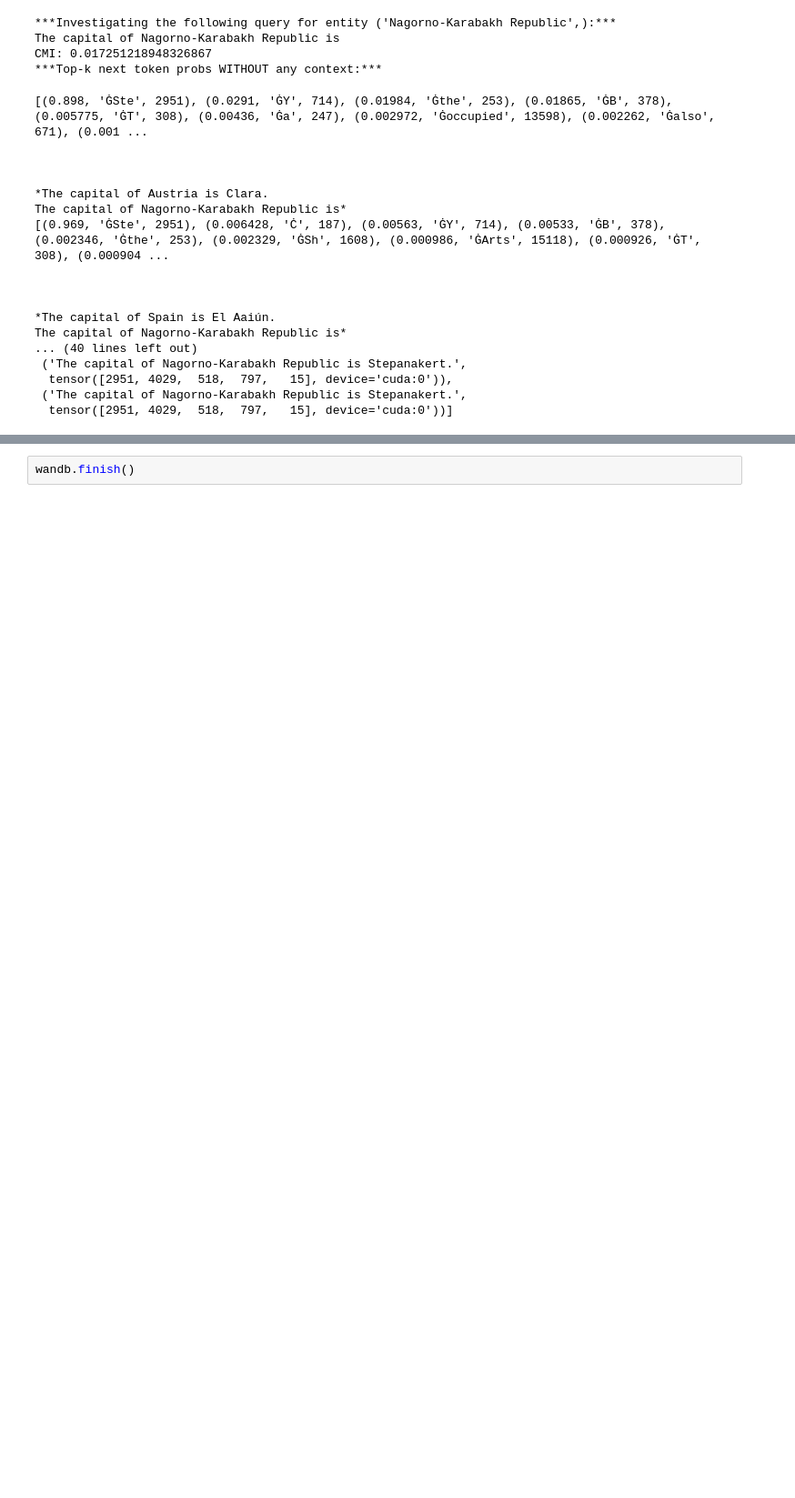
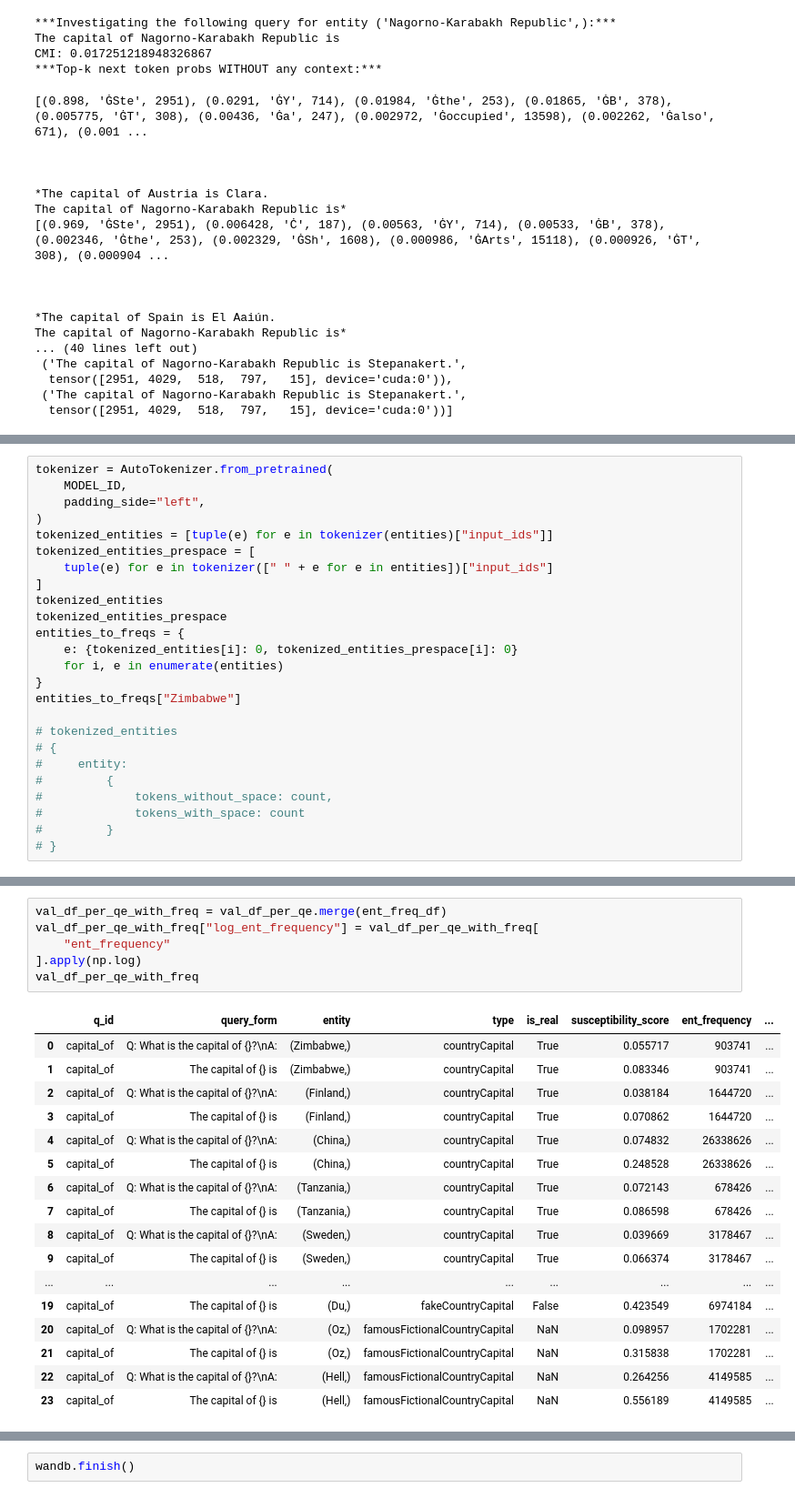
Before and after one commit to kdu4108/measureLM, a Jupyter notebook: analysis.ipynb, the cells around one changed output, grey strips where cells are left out. Shown: that part at 91% size. Saved outputs shown, nothing was run; the diff lists cells and outputs as text; blank space fills up the shorter version.

```diff
--- a/analysis.ipynb
+++ b/analysis.ipynb
@@ -519,0 +559,25 @@ The capital of Nagorno-Karabakh Republic is*
+# %%
+tokenizer = AutoTokenizer.from_pretrained(
+    MODEL_ID,
+    padding_side="left",
+)
+tokenized_entities = [tuple(e) for e in tokenizer(entities)["input_ids"]]
+tokenized_entities_prespace = [
+    tuple(e) for e in tokenizer([" " + e for e in entities])["input_ids"]
+]
+tokenized_entities
+tokenized_entities_prespace
+entities_to_freqs = {
+    e: {tokenized_entities[i]: 0, tokenized_entities_prespace[i]: 0}
+    for i, e in enumerate(entities)
+}
+entities_to_freqs["Zimbabwe"]
+
+# tokenized_entities
+# {
+#     entity:
+#         {
+#             tokens_without_space: count,
+#             tokens_with_space: count
+#         }
+# }
@@ -519,0 +693,24 @@ The capital of Nagorno-Karabakh Republic is*
+# %%
+val_df_per_qe_with_freq = val_df_per_qe.merge(ent_freq_df)
+val_df_per_qe_with_freq["log_ent_frequency"] = val_df_per_qe_with_freq[
+    "ent_frequency"
+].apply(np.log)
+val_df_per_qe_with_freq
+# %% [output]
+|  | q_id | query_form | entity | type | is_real | susceptibility_score | ent_frequency | ... |
+| 0 | capital_of | Q: What is the capital of {}?\nA: | (Zimbabwe,) | countryCapital | True | 0.055717 | 903741 | ... |
+| 1 | capital_of | The capital of {} is | (Zimbabwe,) | countryCapital | True | 0.083346 | 903741 | ... |
+| 2 | capital_of | Q: What is the capital of {}?\nA: | (Finland,) | countryCapital | True | 0.038184 | 1644720 | ... |
+| 3 | capital_of | The capital of {} is | (Finland,) | countryCapital | True | 0.070862 | 1644720 | ... |
+| 4 | capital_of | Q: What is the capital of {}?\nA: | (China,) | countryCapital | True | 0.074832 | 26338626 | ... |
+| 5 | capital_of | The capital of {} is | (China,) | countryCapital | True | 0.248528 | 26338626 | ... |
+| 6 | capital_of | Q: What is the capital of {}?\nA: | (Tanzania,) | countryCapital | True | 0.072143 | 678426 | ... |
+| 7 | capital_of | The capital of {} is | (Tanzania,) | countryCapital | True | 0.086598 | 678426 | ... |
+| 8 | capital_of | Q: What is the capital of {}?\nA: | (Sweden,) | countryCapital | True | 0.039669 | 3178467 | ... |
+| 9 | capital_of | The capital of {} is | (Sweden,) | countryCapital | True | 0.066374 | 3178467 | ... |
+| ... | ... | ... | ... | ... | ... | ... | ... | ... |
+| 19 | capital_of | The capital of {} is | (Du,) | fakeCountryCapital | False | 0.423549 | 6974184 | ... |
+| 20 | capital_of | Q: What is the capital of {}?\nA: | (Oz,) | famousFictionalCountryCapital | NaN | 0.098957 | 1702281 | ... |
+| 21 | capital_of | The capital of {} is | (Oz,) | famousFictionalCountryCapital | NaN | 0.315838 | 1702281 | ... |
+| 22 | capital_of | Q: What is the capital of {}?\nA: | (Hell,) | famousFictionalCountryCapital | NaN | 0.264256 | 4149585 | ... |
+| 23 | capital_of | The capital of {} is | (Hell,) | famousFictionalCountryCapital | NaN | 0.556189 | 4149585 | ... |
```
Also changed, not shown: parts of 22 cells of this notebook, 7 other files.
